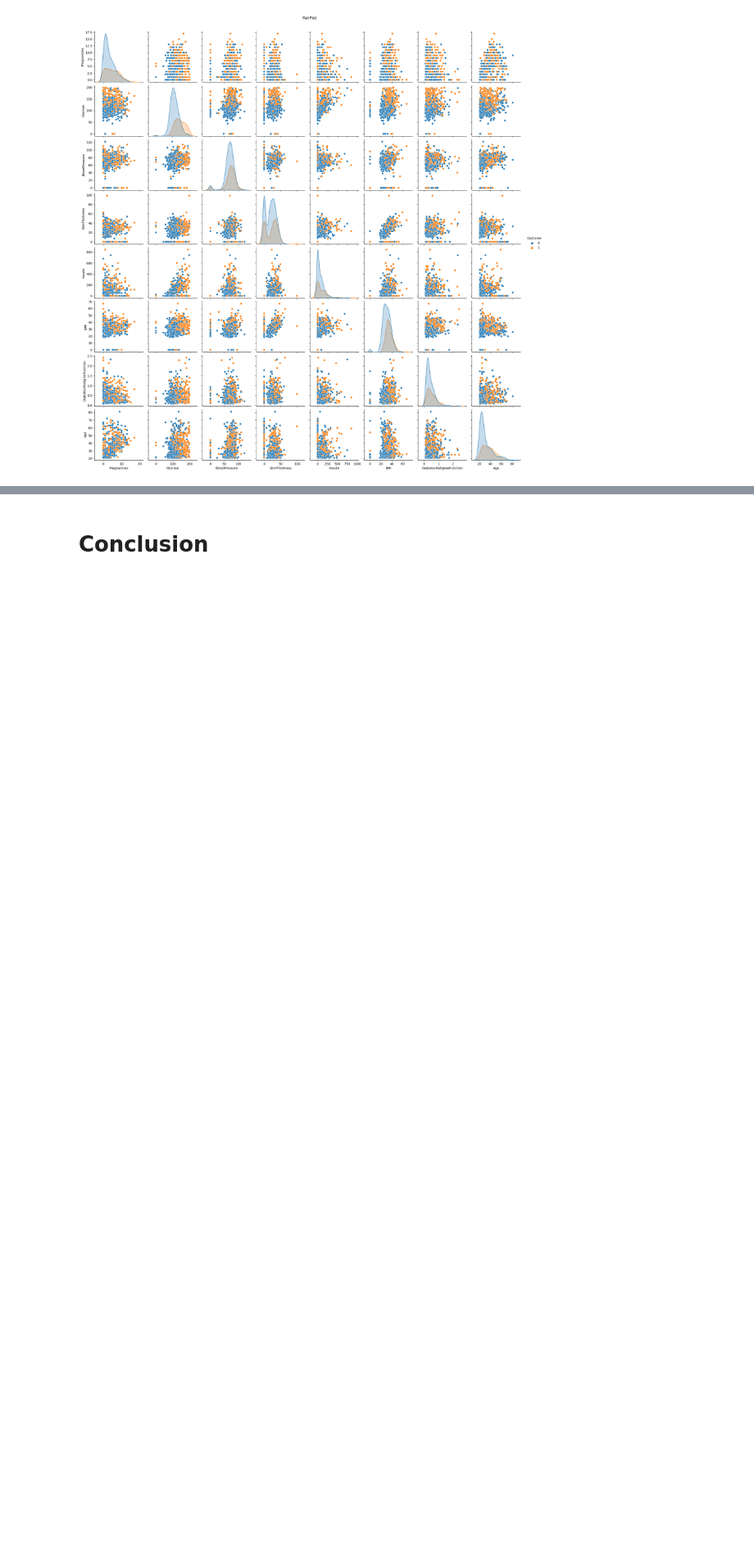
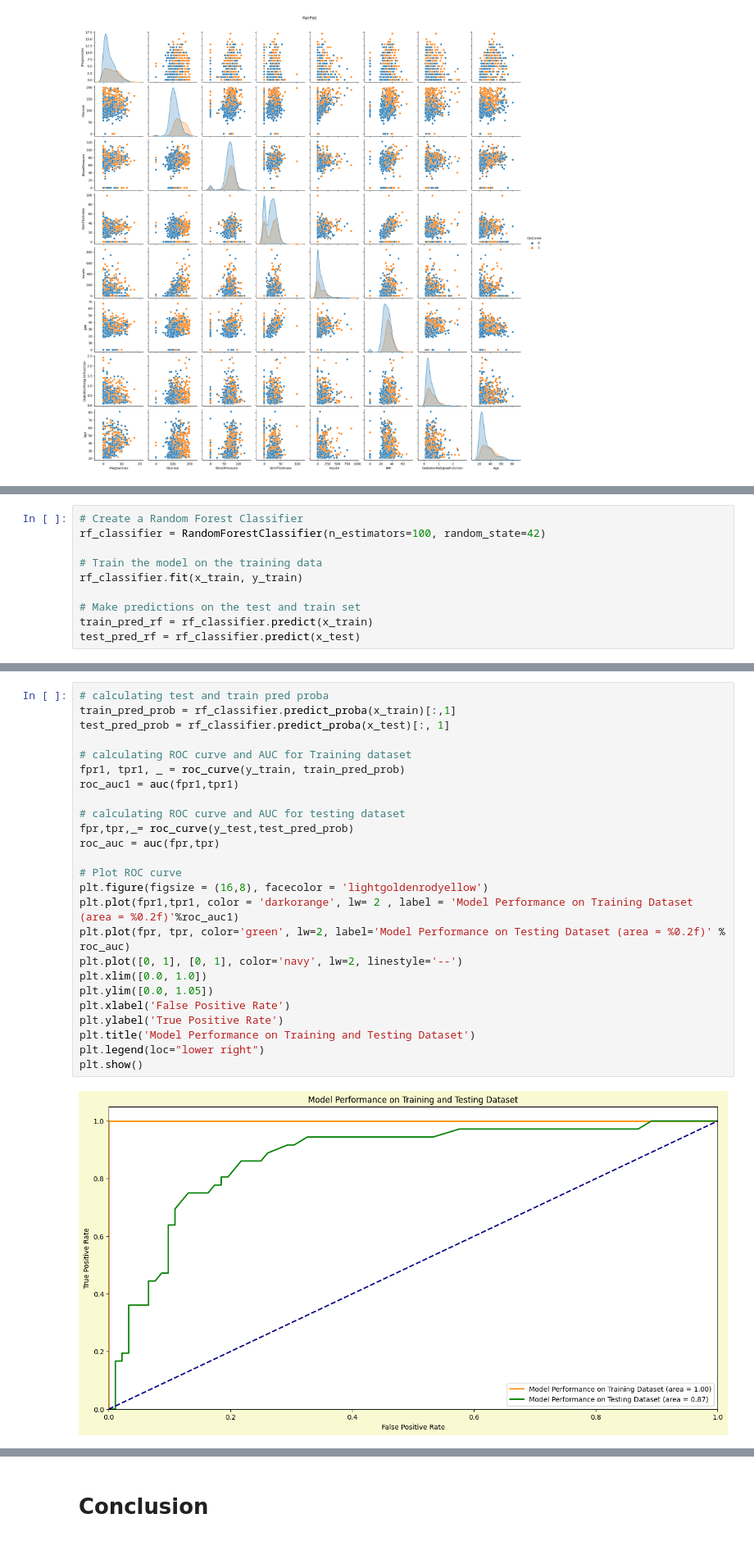
Before and after one commit to hmarathe420/Diabetes_Prediction, a Jupyter notebook: Diabetes_Prediction.ipynb, the cells around one changed output, grey strips where cells are left out. Shown at 82% size. Cells and saved outputs as stored; diff of their text form; blank space fills up the shorter version.

```diff
--- a/Diabetes_Prediction.ipynb
+++ b/Diabetes_Prediction.ipynb
@@ -269,0 +458,10 @@ plt.show();
+# %%
+# Create a Random Forest Classifier
+rf_classifier = RandomForestClassifier(n_estimators=100, random_state=42)
+
+# Train the model on the training data
+rf_classifier.fit(x_train, y_train)
+
+# Make predictions on the test and train set
+train_pred_rf = rf_classifier.predict(x_train)
+test_pred_rf = rf_classifier.predict(x_test)
@@ -269,0 +491,27 @@ plt.show();
+# %%
+# calculating test and train pred proba
+train_pred_prob = rf_classifier.predict_proba(x_train)[:,1]
+test_pred_prob = rf_classifier.predict_proba(x_test)[:, 1]
+
+# calculating ROC curve and AUC for Training dataset
+fpr1, tpr1, _ = roc_curve(y_train, train_pred_prob)
+roc_auc1 = auc(fpr1,tpr1)
+
+# calculating ROC curve and AUC for testing dataset
+fpr,tpr,_= roc_curve(y_test,test_pred_prob)
+roc_auc = auc(fpr,tpr)
+
+# Plot ROC curve
+plt.figure(figsize = (16,8), facecolor = 'lightgoldenrodyellow')
+plt.plot(fpr1,tpr1, color = 'darkorange', lw= 2 , label = 'Model Performance on Training Dataset (area = %0.2f)'%roc_auc1)
+plt.plot(fpr, tpr, color='green', lw=2, label='Model Performance on Testing Dataset (area = %0.2f)' % roc_auc)
+plt.plot([0, 1], [0, 1], color='navy', lw=2, linestyle='--')
+plt.xlim([0.0, 1.0])
+plt.ylim([0.0, 1.05])
+plt.xlabel('False Positive Rate')
+plt.ylabel('True Positive Rate')
+plt.title('Model Performance on Training and Testing Dataset')
+plt.legend(loc="lower right")
+plt.show()
+# %% [output]
+[figure, added]
```
Also changed, not shown: parts of 25 cells of this notebook.
